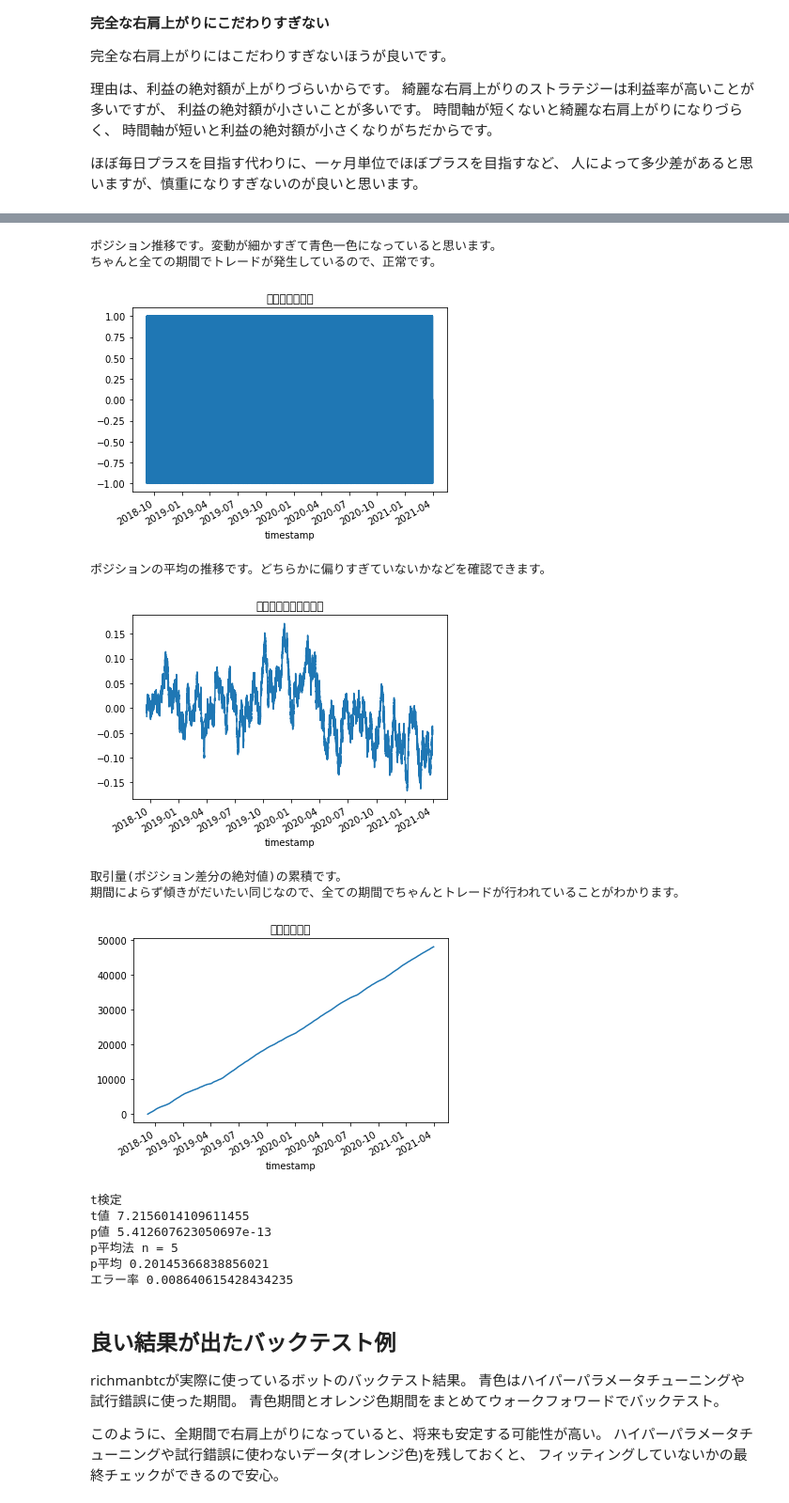
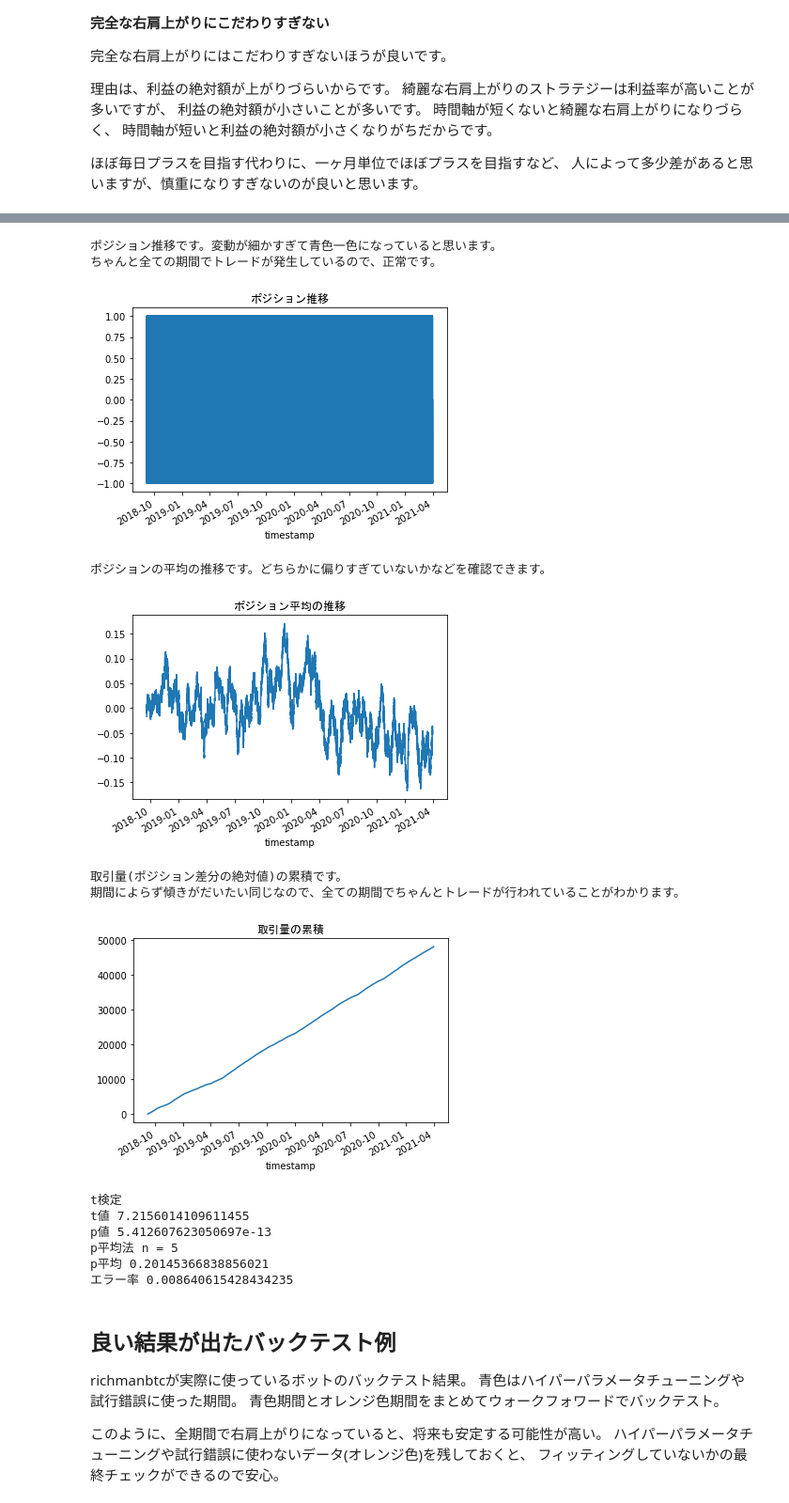
Before and after one commit to KazuyaManabe/mlbot_tutorial, a Jupyter notebook: work/tutorial.ipynb, the cells around one changed output, grey strips where cells are left out. Shown at 94% size. Saved outputs shown, nothing was run; the diff lists cells and outputs as text; code cells hidden in the pictures.

```diff
--- a/work/tutorial.ipynb
+++ b/work/tutorial.ipynb
@@ -924,24 +940,24 @@ df['cum_ret'], df['poss'] = backtest(
 )
 
 df['cum_ret'].plot()
-plt.title('累積リターン')
+plt.title('累積リターン',fontname="MS Gothic")
 plt.show()
 
 print('ポジション推移です。変動が細かすぎて青色一色になっていると思います。')
 print('ちゃんと全ての期間でトレードが発生しているので、正常です。')
 df['poss'].plot()
-plt.title('ポジション推移')
+plt.title('ポジション推移',fontname="MS Gothic")
 plt.show()
 
 print('ポジションの平均の推移です。どちらかに偏りすぎていないかなどを確認できます。')
 df['poss'].rolling(1000).mean().plot()
-plt.title('ポジション平均の推移')
+plt.title('ポジション平均の推移',fontname="MS Gothic")
 plt.show()
 
 print('取引量(ポジション差分の絶対値)の累積です。')
 print('期間によらず傾きがだいたい同じなので、全ての期間でちゃんとトレードが行われていることがわかります。')
 df['poss'].diff(1).abs().dropna().cumsum().plot()
-plt.title('取引量の累積')
+plt.title('取引量の累積',fontname="MS Gothic")
 plt.show()
 
 print('t検定')
@@ -979,11 +995,11 @@ print('エラー率 {}'.format(calc_p_mean_type1_error_rate(p_mean, p_mean_n)))
 ポジション推移です。変動が細かすぎて青色一色になっていると思います。
 ちゃんと全ての期間でトレードが発生しているので、正常です。
-[figure, old version]
+[figure, new version]
 ポジションの平均の推移です。どちらかに偏りすぎていないかなどを確認できます。
-[figure, old version]
+[figure, new version]
 取引量(ポジション差分の絶対値)の累積です。
 期間によらず傾きがだいたい同じなので、全ての期間でちゃんとトレードが行われていることがわかります。
-[figure, old version]
+[figure, new version]
 t検定
 t値 7.2156014109611455
 p値 5.412607623050697e-13
```
Also changed, not shown: parts of 5 cells of this notebook.
